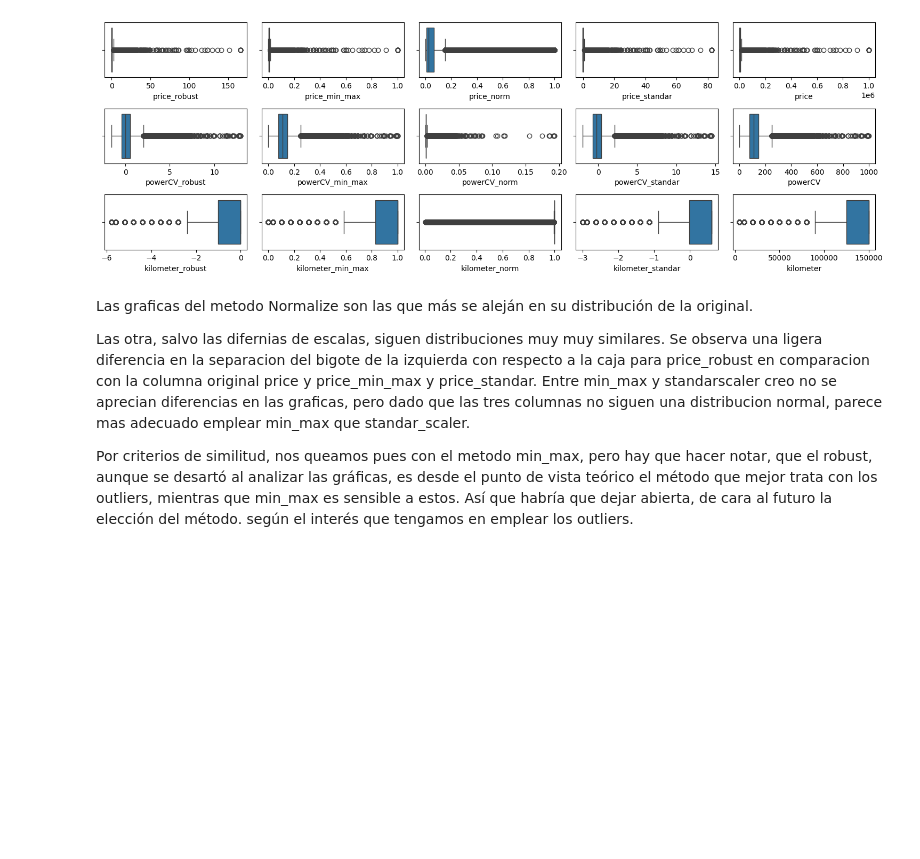
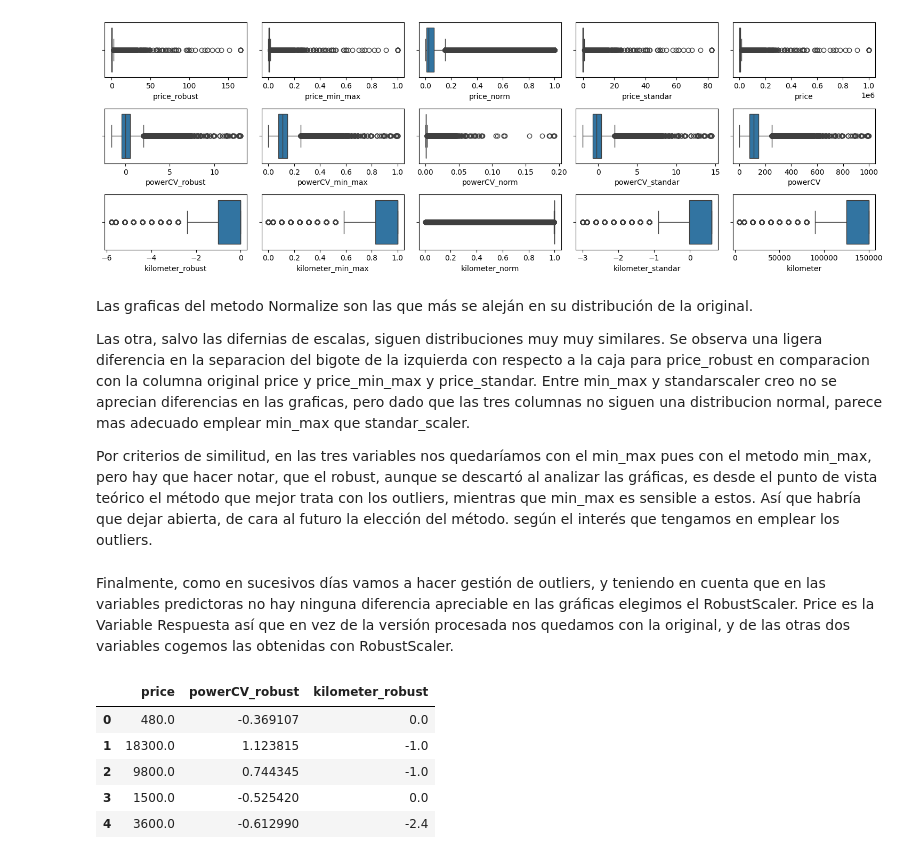
Before and after one commit to Rcm89/laboratorio-modulo7-leccion01-eda-nulos, a Jupyter notebook: laboratorio-modulo7-leccion02-feature-scaling.ipynb, the cells around one changed output. Saved outputs shown, nothing was run; the diff lists cells and outputs as text; code cells hidden in the pictures; blank space fills up the shorter version.

Commit message:
laboratorio outliers graficas sacadas

```diff
--- a/laboratorio-modulo7-leccion02-feature-scaling.ipynb
+++ b/laboratorio-modulo7-leccion02-feature-scaling.ipynb
@@ -159,4 +159,17 @@ Las graficas del metodo Normalize son las que más se aleján en su distribució
 
 Las otra, salvo las difernias de escalas, siguen distribuciones muy muy similares. Se observa una ligera diferencia en la separacion del bigote de la izquierda con respecto a la caja para price_robust en comparacion con la columna original price y price_min_max y price_standar. Entre min_max y standarscaler creo no se aprecian diferencias en las graficas, pero dado que las tres columnas no siguen una distribucion normal, parece mas adecuado emplear min_max que standar_scaler.
 
-Por criterios de similitud, nos queamos pues con el metodo min_max, pero hay que hacer notar, que el robust, aunque se desartó al analizar las gráficas, es desde el punto de vista teórico el método que mejor trata con los outliers, mientras que min_max es sensible a estos. Así que habría que dejar abierta, de cara al futuro la elección del método. según el interés que tengamos en emplear los outliers.
+Por criterios de similitud, en las tres variables nos quedaríamos con el min_max pues con el metodo min_max, pero hay que hacer notar, que el robust, aunque se descartó al analizar las gráficas, es desde el punto de vista teórico el método que mejor trata con los outliers, mientras que min_max es sensible a estos. Así que habría que dejar abierta, de cara al futuro la elección del método. según el interés que tengamos en emplear los outliers.
+# %% [markdown]
+Finalmente, como en sucesivos días vamos a hacer gestión de outliers, y teniendo en cuenta que en las variables predictoras no hay ninguna diferencia apreciable en las gráficas elegimos el RobustScaler. Price es la Variable Respuesta así que en vez de la versión procesada nos quedamos con la original, y de las otras dos variables cogemos las obtenidas con RobustScaler.
+# %%
+df_robust = df_estandarizacion[["price", "powerCV_robust","kilometer_robust"]]
+# %%
+df_robust.head()
+# %% [output]
+|  | price | powerCV_robust | kilometer_robust |
+| 0 | 480.0 | -0.369107 | 0.0 |
+| 1 | 18300.0 | 1.123815 | -1.0 |
+| 2 | 9800.0 | 0.744345 | -1.0 |
+| 3 | 1500.0 | -0.525420 | 0.0 |
+| 4 | 3600.0 | -0.612990 | -2.4 |
```
Also changed, not shown: parts of 1 cell of this notebook, 6 other files.
